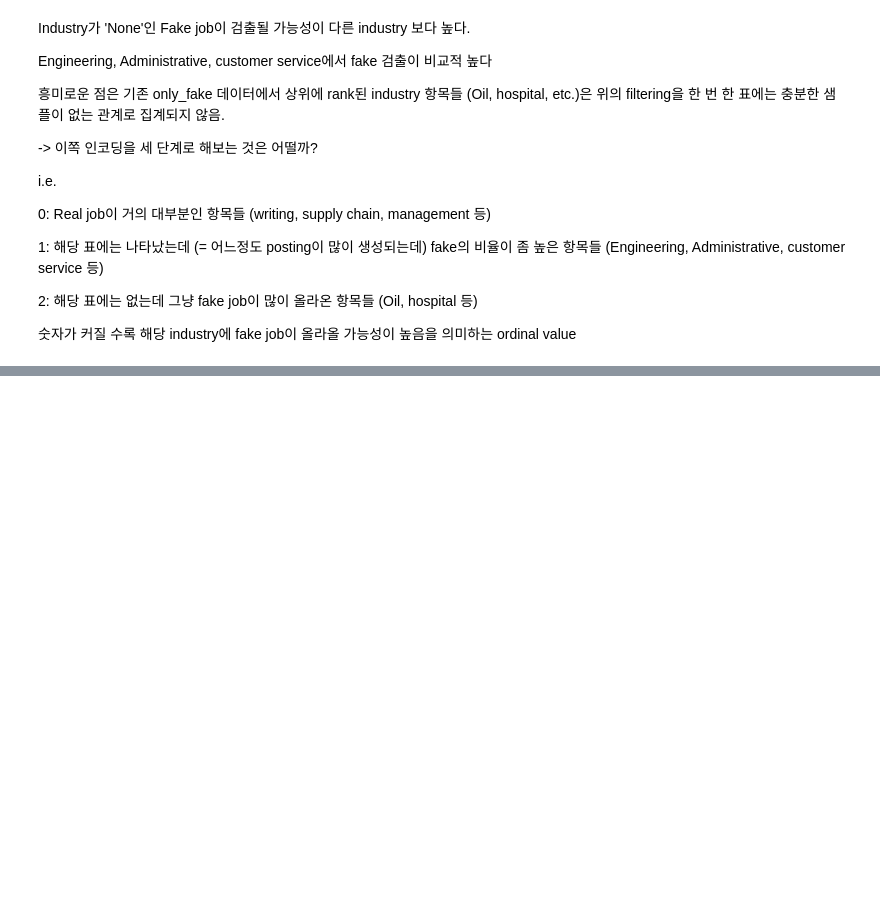
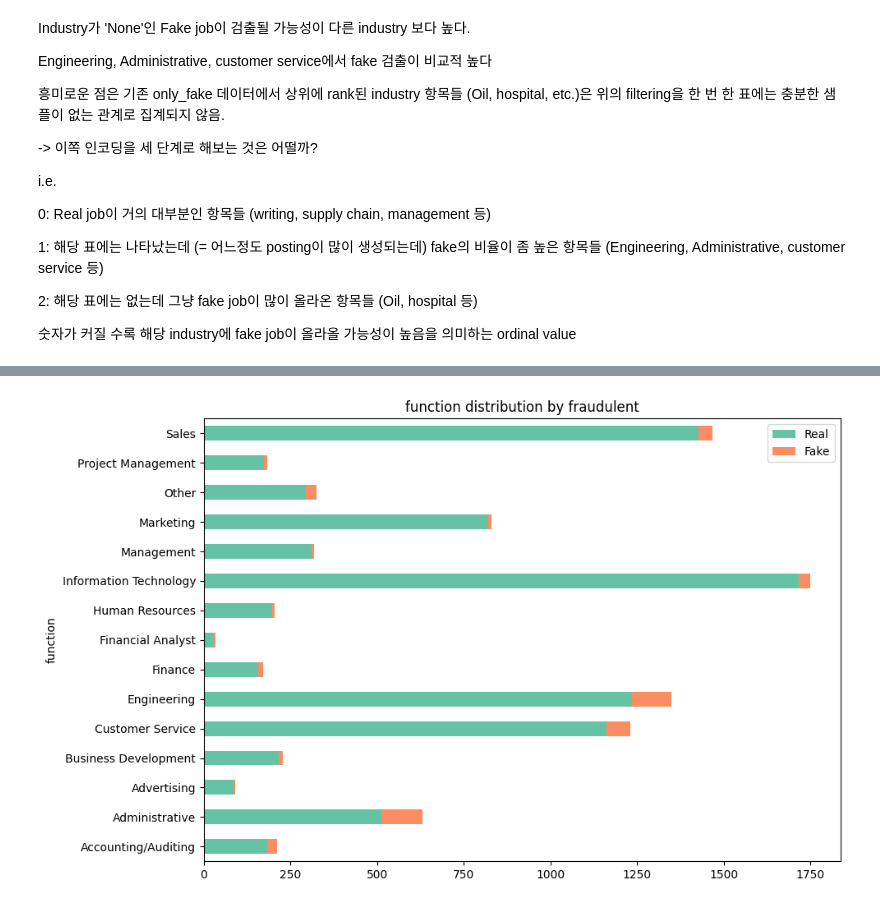
Before and after one commit to glistering96/BigDataAnalysis-HYU-IE, a Jupyter notebook: notebook/EDA_김원준.ipynb, the cells around one changed output, grey strips where cells are left out. Drawn from its saved outputs; the diff is of its cells as text; code cells hidden in the pictures; blank space fills up the shorter version.

Commit message:
Function analysis done

```diff
--- a/notebook/EDA_김원준.ipynb
+++ b/notebook/EDA_김원준.ipynb
@@ -252,0 +304,8 @@ i.e.
+# %%
+# only_fake에서 상위 10개의 function에 대해서 원본 데이터를 가지고 plot 그려보기
+
+top_10_function_fake = only_fake['function'].value_counts().head(15).index
+top_10_function_fake_mixed = cat_df[cat_df['function'].isin(top_10_function_fake)]
+cat_label_plot('function', top_10_function_fake_mixed, r1=0, r2=90, stack=True, orient='h')
+# %% [output]
+[figure, added]
```
Also changed, not shown: parts of 9 cells of this notebook.
